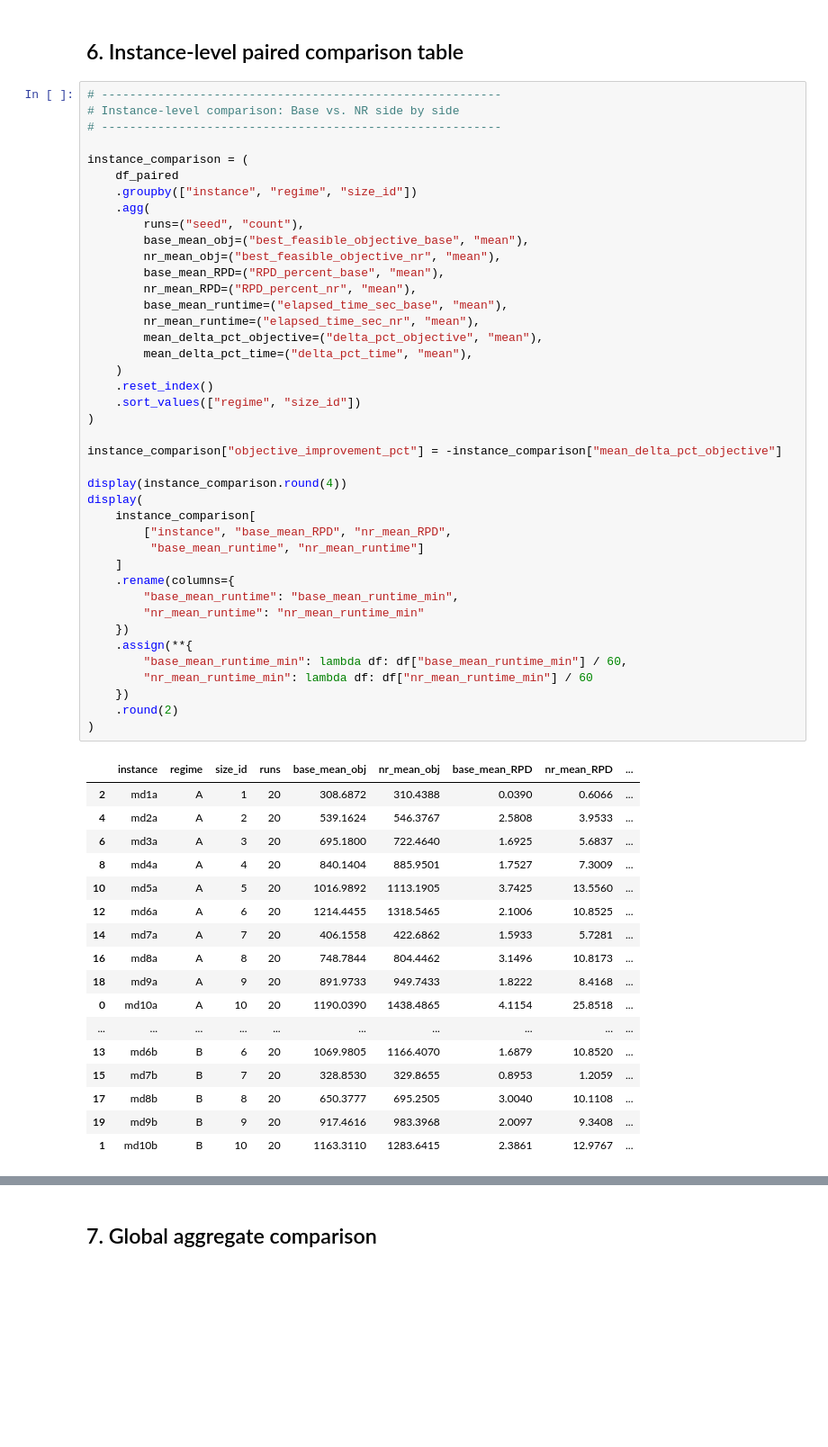
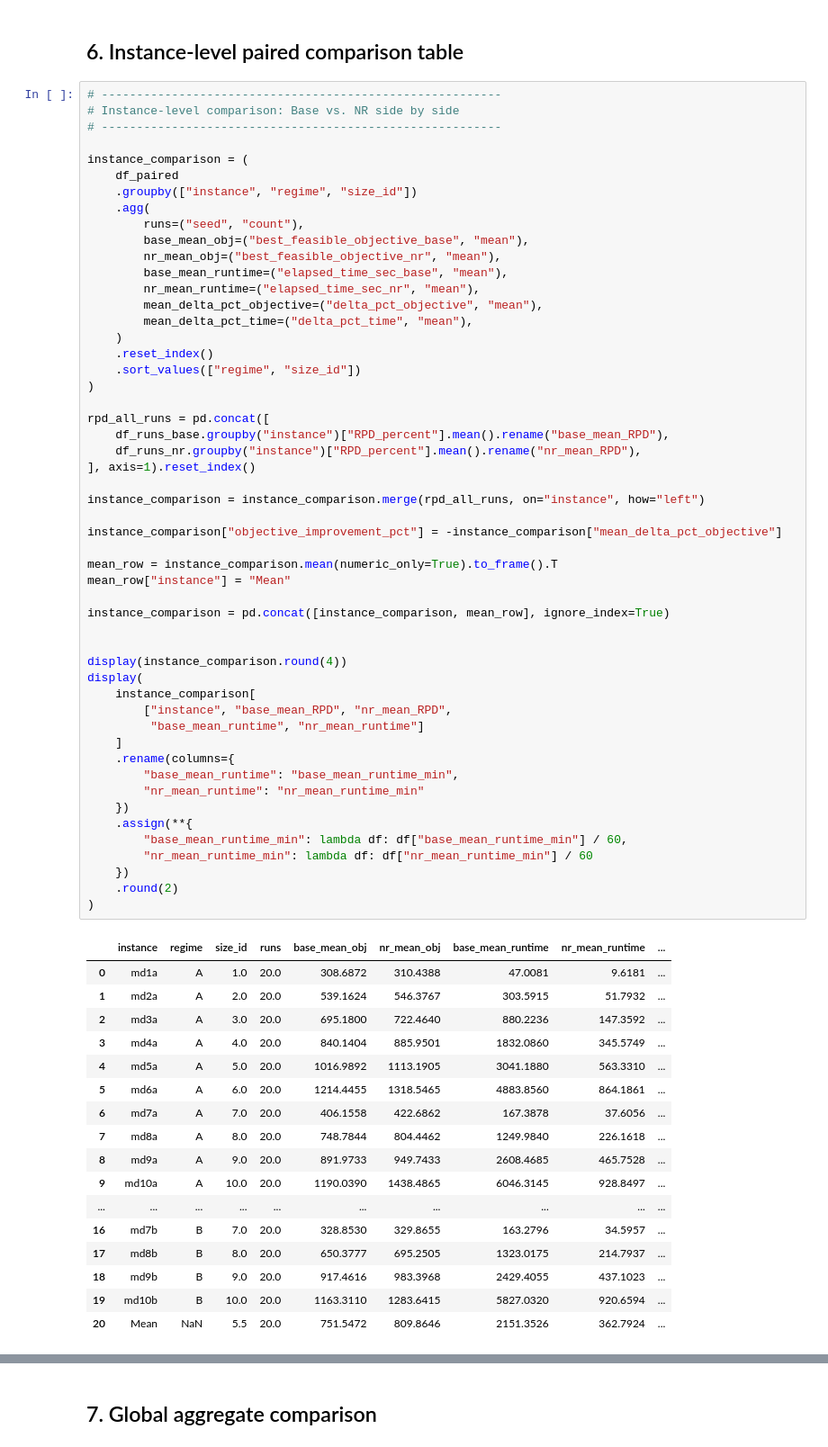
Before and after one commit to Willyllem88/MD-DARP-Research, a Jupyter notebook: experiments/notebooks/2_run_nr.ipynb, the cells around one changed output, grey strips where cells are left out. Shown at 90% size. Drawn from its saved outputs; the diff is of its cells as text; blank space fills up the shorter version.

```diff
--- a/experiments/notebooks/2_run_nr.ipynb
+++ b/experiments/notebooks/2_run_nr.ipynb
@@ -501,51 +534,62 @@ instance_comparison = (
         runs=("seed", "count"),
         base_mean_obj=("best_feasible_objective_base", "mean"),
         nr_mean_obj=("best_feasible_objective_nr", "mean"),
-        base_mean_RPD=("RPD_percent_base", "mean"),
-        nr_mean_RPD=("RPD_percent_nr", "mean"),
         base_mean_runtime=("elapsed_time_sec_base", "mean"),
         nr_mean_runtime=("elapsed_time_sec_nr", "mean"),
         mean_delta_pct_objective=("delta_pct_objective", "mean"),
         mean_delta_pct_time=("delta_pct_time", "mean"),
     )
     .reset_index()
     .sort_values(["regime", "size_id"])
 )
 
+rpd_all_runs = pd.concat([
+    df_runs_base.groupby("instance")["RPD_percent"].mean().rename("base_mean_RPD"),
+    df_runs_nr.groupby("instance")["RPD_percent"].mean().rename("nr_mean_RPD"),
+], axis=1).reset_index()
+
+instance_comparison = instance_comparison.merge(rpd_all_runs, on="instance", how="left")
+
 instance_comparison["objective_improvement_pct"] = -instance_comparison["mean_delta_pct_objective"]
+
+mean_row = instance_comparison.mean(numeric_only=True).to_frame().T
+mean_row["instance"] = "Mean"
+
+instance_comparison = pd.concat([instance_comparison, mean_row], ignore_index=True)
+
 
 display(instance_comparison.round(4))
 display(
     instance_comparison[
         ["instance", "base_mean_RPD", "nr_mean_RPD",
          "base_mean_runtime", "nr_mean_runtime"]
     ]
     .rename(columns={
         "base_mean_runtime": "base_mean_runtime_min",
         "nr_mean_runtime": "nr_mean_runtime_min"
     })
     .assign(**{
         "base_mean_runtime_min": lambda df: df["base_mean_runtime_min"] / 60,
         "nr_mean_runtime_min": lambda df: df["nr_mean_runtime_min"] / 60
     })
     .round(2)
 )
 # %% [output]
-|  | instance | regime | size_id | runs | base_mean_obj | nr_mean_obj | base_mean_RPD | nr_mean_RPD | ... |
-| 2 | md1a | A | 1 | 20 | 308.6872 | 310.4388 | 0.0390 | 0.6066 | ... |
-| 4 | md2a | A | 2 | 20 | 539.1624 | 546.3767 | 2.5808 | 3.9533 | ... |
-| 6 | md3a | A | 3 | 20 | 695.1800 | 722.4640 | 1.6925 | 5.6837 | ... |
-| 8 | md4a | A | 4 | 20 | 840.1404 | 885.9501 | 1.7527 | 7.3009 | ... |
-| 10 | md5a | A | 5 | 20 | 1016.9892 | 1113.1905 | 3.7425 | 13.5560 | ... |
-| 12 | md6a | A | 6 | 20 | 1214.4455 | 1318.5465 | 2.1006 | 10.8525 | ... |
-| 14 | md7a | A | 7 | 20 | 406.1558 | 422.6862 | 1.5933 | 5.7281 | ... |
-| 16 | md8a | A | 8 | 20 | 748.7844 | 804.4462 | 3.1496 | 10.8173 | ... |
-| 18 | md9a | A | 9 | 20 | 891.9733 | 949.7433 | 1.8222 | 8.4168 | ... |
-| 0 | md10a | A | 10 | 20 | 1190.0390 | 1438.4865 | 4.1154 | 25.8518 | ... |
+|  | instance | regime | size_id | runs | base_mean_obj | nr_mean_obj | base_mean_runtime | nr_mean_runtime | ... |
+| 0 | md1a | A | 1.0 | 20.0 | 308.6872 | 310.4388 | 47.0081 | 9.6181 | ... |
+| 1 | md2a | A | 2.0 | 20.0 | 539.1624 | 546.3767 | 303.5915 | 51.7932 | ... |
+| 2 | md3a | A | 3.0 | 20.0 | 695.1800 | 722.4640 | 880.2236 | 147.3592 | ... |
+| 3 | md4a | A | 4.0 | 20.0 | 840.1404 | 885.9501 | 1832.0860 | 345.5749 | ... |
+| 4 | md5a | A | 5.0 | 20.0 | 1016.9892 | 1113.1905 | 3041.1880 | 563.3310 | ... |
+| 5 | md6a | A | 6.0 | 20.0 | 1214.4455 | 1318.5465 | 4883.8560 | 864.1861 | ... |
+| 6 | md7a | A | 7.0 | 20.0 | 406.1558 | 422.6862 | 167.3878 | 37.6056 | ... |
+| 7 | md8a | A | 8.0 | 20.0 | 748.7844 | 804.4462 | 1249.9840 | 226.1618 | ... |
+| 8 | md9a | A | 9.0 | 20.0 | 891.9733 | 949.7433 | 2608.4685 | 465.7528 | ... |
+| 9 | md10a | A | 10.0 | 20.0 | 1190.0390 | 1438.4865 | 6046.3145 | 928.8497 | ... |
 | ... | ... | ... | ... | ... | ... | ... | ... | ... | ... |
-| 13 | md6b | B | 6 | 20 | 1069.9805 | 1166.4070 | 1.6879 | 10.8520 | ... |
-| 15 | md7b | B | 7 | 20 | 328.8530 | 329.8655 | 0.8953 | 1.2059 | ... |
-| 17 | md8b | B | 8 | 20 | 650.3777 | 695.2505 | 3.0040 | 10.1108 | ... |
-| 19 | md9b | B | 9 | 20 | 917.4616 | 983.3968 | 2.0097 | 9.3408 | ... |
-| 1 | md10b | B | 10 | 20 | 1163.3110 | 1283.6415 | 2.3861 | 12.9767 | ... |
+| 16 | md7b | B | 7.0 | 20.0 | 328.8530 | 329.8655 | 163.2796 | 34.5957 | ... |
+| 17 | md8b | B | 8.0 | 20.0 | 650.3777 | 695.2505 | 1323.0175 | 214.7937 | ... |
+| 18 | md9b | B | 9.0 | 20.0 | 917.4616 | 983.3968 | 2429.4055 | 437.1023 | ... |
+| 19 | md10b | B | 10.0 | 20.0 | 1163.3110 | 1283.6415 | 5827.0320 | 920.6594 | ... |
+| 20 | Mean | NaN | 5.5 | 20.0 | 751.5472 | 809.8646 | 2151.3526 | 362.7924 | ... |
 |  | instance | base_mean_RPD | nr_mean_RPD | base_mean_runtime_min | nr_mean_runtime_min |
```
Also changed, not shown: parts of 15 cells of this notebook, 7 other files.
